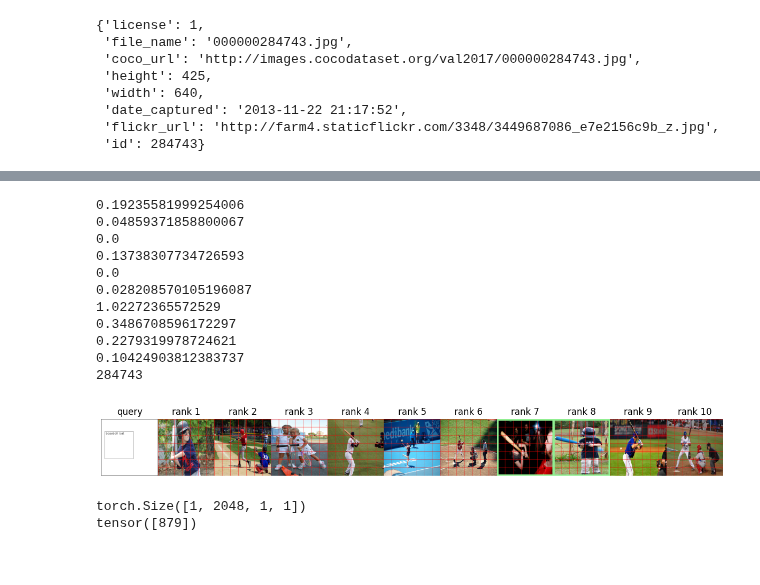
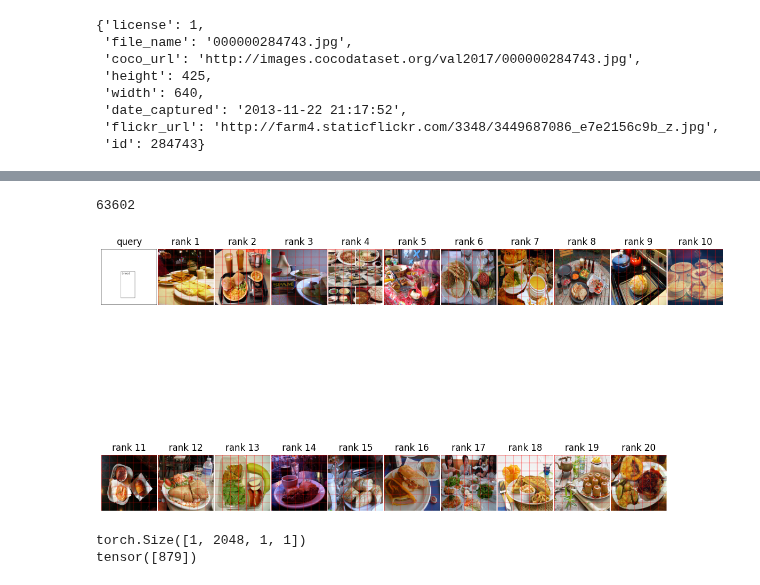
Before and after one commit to gyusik19/bbir, a Jupyter notebook: sandbox.ipynb, the cells around one changed output, grey strips where cells are left out. Saved outputs shown, nothing was run; the diff lists cells and outputs as text; code cells hidden in the pictures.

```diff
--- a/sandbox.ipynb
+++ b/sandbox.ipynb
@@ -18,9 +18,10 @@ seed = 42
 torch.manual_seed(seed)
 device = torch.device('cuda:1' if torch.cuda.is_available() else 'cpu')
 print(device)
-model = FeatureSynthesisModel(embed_dim=300)
+model = FeatureSynthesisModel(embed_dim=1024)
 model = model.to(device)
-model.load_state_dict(torch.load('saved/models/word2vec/0831_154110/checkpoint-epoch50.pth')['state_dict'])
+# model.load_state_dict(torch.load('saved/models/word2vec/0831_154110/checkpoint-epoch50.pth')['state_dict'])
+model.load_state_dict(torch.load('saved/models/clip_template_RN50/1016_225637/checkpoint-epoch50.pth')['state_dict'])
 model.eval()  # set to evaluation mode
 # %% [output]
 cuda:1
@@ -51,23 +52,25 @@ all_img_features = torch.stack(list(all_features.values()))
 all_img_ids = np.array(list(all_features.keys()))
 all_categories = []
 all_bboxes = []
-embed_fn = fasttext.load_model('cc.en.300.bin').get_word_vector
-query_features = []
-each_query_features = []
+# embed_fn = fasttext.load_model('cc.en.300.bin').get_word_vector
+embed_fn = clip_embedding_fn()
+
 queries = None
 query_ids = None
 index = 0
 with torch.no_grad():
     for i, (img_ids, layouts, _) in enumerate(train_loader):
+        query_features = []
+        each_query_features = []
         batch_size = len(img_ids)
         for j in range(batch_size):
-            # for k in range(len(layouts[j])): layouts[j][k]['category'] = 'beer'
-            canvas_tensor = convert_query_to_tensor(layouts[j], 300, mode='word2vec', embedding_fn=embed_fn)
+            for k in range(len(layouts[j])): layouts[j][k]['category'] = 'bread'
+            canvas_tensor = convert_query_to_tensor(layouts[j], 1024, mode='clip', embedding_fn=embed_fn)
             canvas_tensor = canvas_tensor.to(device)
             output_feature = model(canvas_tensor)
             masks = torch.stack([create_bbox_mask(layouts[j][k]['bbox'], 7) for k in range(len(layouts[j]))]).unsqueeze(1).to(device)
             # normalize the output feature
-            output_feature = output_feature / torch.norm(output_feature, dim=1, keepdim=True)
+            output_feature = output_feature / (torch.norm(output_feature, dim=1, keepdim=True) + 1e-10)
             output_feature = output_feature * masks
             each_query_features.append(output_feature.cpu().numpy())
             output_feature, _ = torch.max(output_feature, dim=0)
@@ -84,6 +87,6 @@ with torch.no_grad():
         # all_img_ids.extend(queries[3])
         # all_categories.extend(queries[0])
         # all_bboxes.extend(queries[1])
-
+print(query_features)
 print(all_img_features.shape)
 # %% [output]
@@ -117,4 +126,5 @@ from utils import BatchKNearestNeighbor
 nbrs = BatchKNearestNeighbor(batch_size=5000, device=device, mask=True)
 nbrs.fit(all_img_features.view(all_img_features.shape[0], -1).numpy())
 # %%
-indices, distances = nbrs.predict(query_features, k=10)
+indices, distances = nbrs.predict(query_features, k=20)
+print(query_features)
@@ -218,9 +236,9 @@ import matplotlib.pyplot as plt
 
 # ranked_list = all_img_ids[indices[query_idx]]
 ranked_list = all_img_ids[indices[query_idx]]
-relevant_positions = [idx for idx, img in enumerate(ranked_list) if is_relevant(queries[query_idx], img, coco=coco)]
-# img_paths = [f'./data/coco/val2017/images/000000{all_img_ids[indices[query_idx][i]]:06}.jpg' for i in range(10)]
-img_paths = [f'./data/coco/val2017/images/000000{all_img_ids[indices[query_idx][i]]:06}.jpg' for i in range(10)]
+# relevant_positions = [idx for idx, img in enumerate(ranked_list) if is_relevant(queries[query_idx], img, coco=coco)]
+img_paths = [f'./data/coco/val2017/images/000000{all_img_ids[indices[query_idx][i]]:06}.jpg' for i in range(20)]
+# img_paths = [f'./data/coco/gallery/images/000000{all_img_ids[indices[query_idx][i]]:06}.jpg' for i in range(10)]
 
 # img_path = f'./data/coco/val2017/images/000000221281.jpg'
 print(query_ids[query_idx])
@@ -230,57 +248,47 @@ TARGET_SIZE = (256, 256)  # Adjust as needed
 plt.figure(figsize=(15, 10))
 
 # Display the 'query' image in the first position
-plt.subplot(1, 11, 1) # for 1 row and 11 columns (1 query + 10 results)
+plt.subplot(2, 11, 1) # for 1 row and 11 columns (1 query + 10 results)
 plt.imshow(grid)
 plt.axis('off')
 plt.title('query')
 
 # Loop through and display 10 result images
 for i in range(10):
-    plt.subplot(1, 11, i+2) # for 1 row and 11 columns
+    plt.subplot(2, 11, i+2) # for 1 row and 11 columns
     img = Image.open(img_paths[i])
 
     # Resize the image to target size
     img = img.resize(TARGET_SIZE, Image.LANCZOS)
 
     draw = ImageDraw.Draw(img)
     width, height = img.size
     x_spacing = width / 7
     y_spacing = height / 7
 
     # Draw grid lines
     for j in range(8):
         x = int(x_spacing * j)
         draw.line([(x, 0), (x, height)], fill='red')
     for j in range(8):
         y = int(y_spacing * j)
         draw.line([(0, y), (width, y)], fill='red')
 
     # Draw a light green border for relevant positions
-    if i in relevant_positions:
-        draw.rectangle([(0, 0), (width, height)], outline='lightgreen', width=7)
+    # if i in relevant_positions:
+    #     draw.rectangle([(0, 0), (width, height)], outline='lightgreen', width=7)
 
     # Display the image
     plt.imshow(img)
     plt.axis('off')
     # plt.title(f'rank {i+1}, img: {all_img_ids[indices[query_idx][i]]}, distance: {distances[query_idx][i]:.3f}')
     plt.title(f'rank {i+1}')
 
-plt.subplots_adjust(wspace=0, hspace=0)
+plt.subplots_adjust(wspace=0.02, hspace=0)
 plt.show()
 # %% [output]
-0.19235581999254006
-0.04859371858800067
-0.0
-0.13738307734726593
-0.0
-0.028208570105196087
-1.02272365572529
-0.3486708596172297
-0.2279319978724621
-0.10424903812383737
-284743
+63602
-[figure, old version]
+[figure, new version]
 # %%
 from torchvision.models import resnet50
 import torch.nn as nn
```
Also changed, not shown: parts of 15 cells of this notebook, 8 other files.
